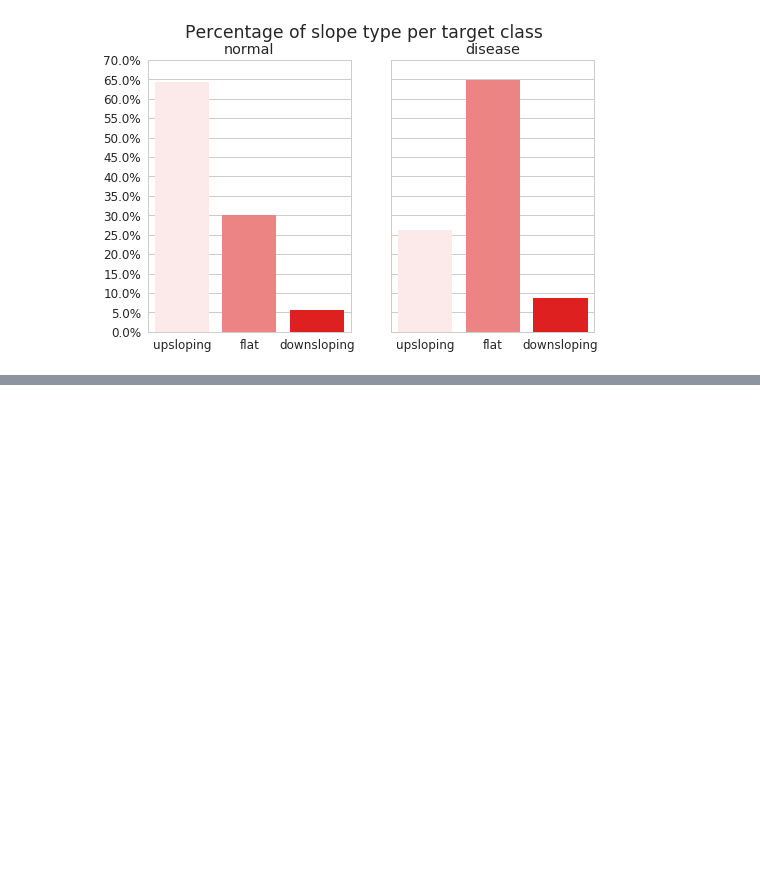
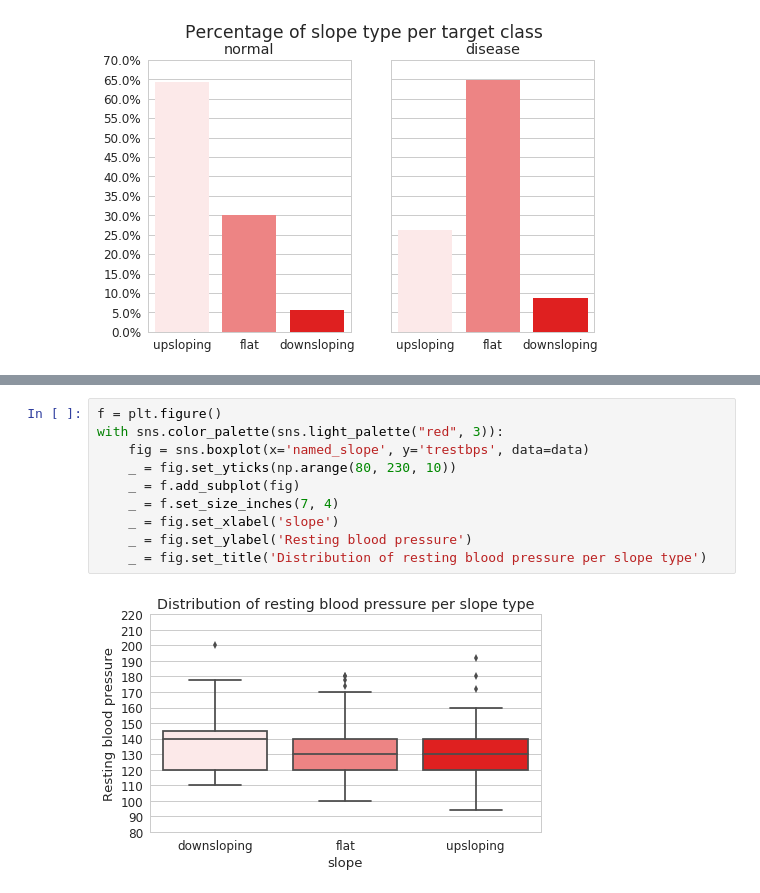
Before and after one commit to Nilabhra/jacobs_da_2017, a Jupyter notebook: assignment_1/assignment1.ipynb, the cells around one changed output, grey strips where cells are left out. Drawn from its saved outputs; the diff is of its cells as text; blank space fills up the shorter version.

```diff
--- a/assignment_1/assignment1.ipynb
+++ b/assignment_1/assignment1.ipynb
@@ -153,0 +168,12 @@ _ = fig.set_title('Distribution of trestbps per target class')
+# %%
+f = plt.figure()
+with sns.color_palette(sns.light_palette("red", 3)):
+    fig = sns.boxplot(x='named_slope', y='trestbps', data=data)
+    _ = fig.set_yticks(np.arange(80, 230, 10))
+    _ = f.add_subplot(fig)
+    _ = f.set_size_inches(7, 4)
+    _ = fig.set_xlabel('slope')
+    _ = fig.set_ylabel('Resting blood pressure')
+    _ = fig.set_title('Distribution of resting blood pressure per slope type')
+# %% [output]
+[figure, added]
```
Also changed, not shown: parts of 6 cells of this notebook.
